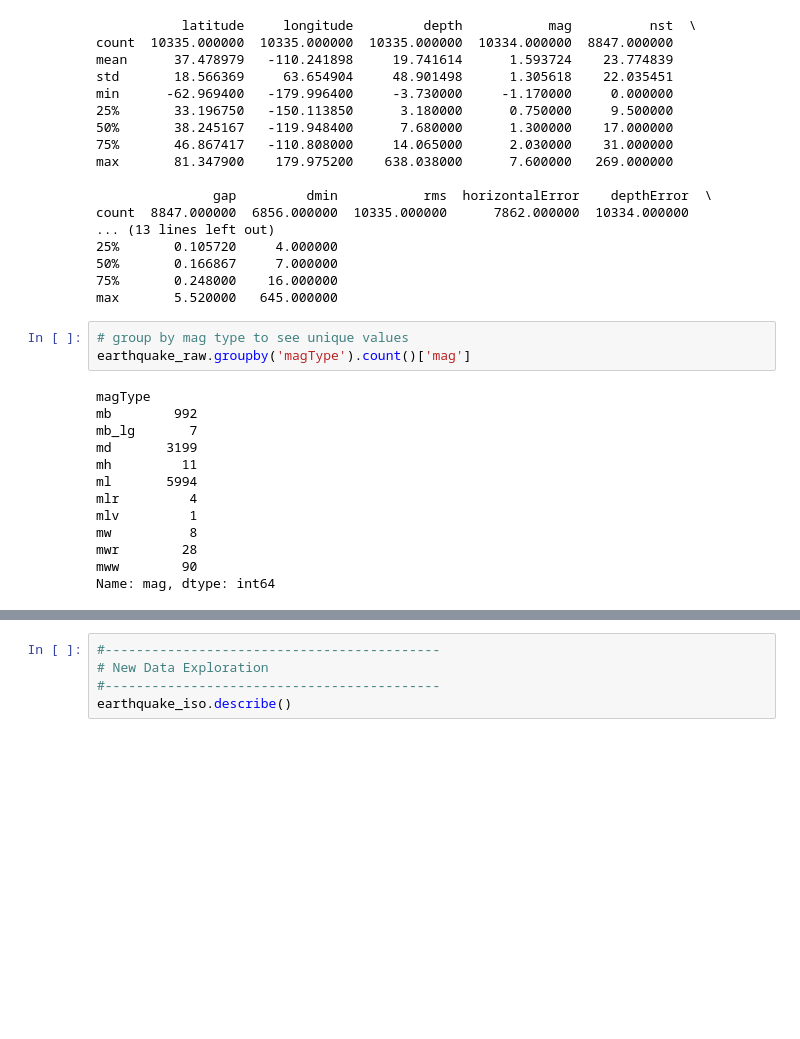
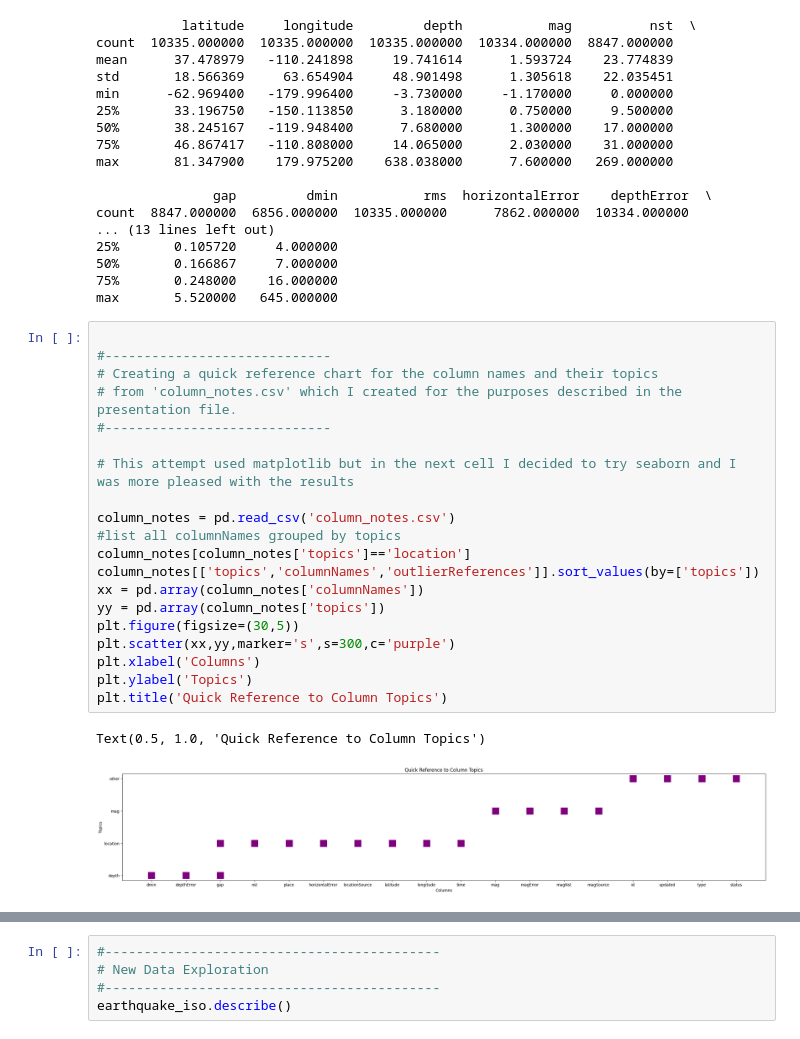
Before and after one commit to Korrin-F/tDA_Eathquake_Data_Analysis, a Jupyter notebook: earthquake_analysis.ipynb, the cells around one changed output, grey strips where cells are left out. Cells and saved outputs as stored; diff of their text form; blank space fills up the shorter version.

```diff
--- a/earthquake_analysis.ipynb
+++ b/earthquake_analysis.ipynb
@@ -28,19 +28,26 @@ count  8847.000000  6856.000000  10335.000000      7862.000000  10334.000000
 50%       0.166867     7.000000
 75%       0.248000    16.000000
 max       5.520000   645.000000
-# %%
-# group by mag type to see unique values
-earthquake_raw.groupby('magType').count()['mag']
-# %% [output]
-magType
-mb        992
-mb_lg       7
-md       3199
-mh         11
-ml       5994
-mlr         4
-mlv         1
-mw          8
-mwr        28
-mww        90
-Name: mag, dtype: int64
+# %%
+
+#-----------------------------
+# Creating a quick reference chart for the column names and their topics
+# from 'column_notes.csv' which I created for the purposes described in the presentation file.
+#-----------------------------
+
+# This attempt used matplotlib but in the next cell I decided to try seaborn and I was more pleased with the results
+
+column_notes = pd.read_csv('column_notes.csv')
+#list all columnNames grouped by topics
+column_notes[column_notes['topics']=='location']
+column_notes[['topics','columnNames','outlierReferences']].sort_values(by=['topics'])
+xx = pd.array(column_notes['columnNames'])
+yy = pd.array(column_notes['topics'])
+plt.figure(figsize=(30,5))
+plt.scatter(xx,yy,marker='s',s=300,c='purple')
+plt.xlabel('Columns')
+plt.ylabel('Topics')
+plt.title('Quick Reference to Column Topics')
+# %% [output]
+Text(0.5, 1.0, 'Quick Reference to Column Topics')
+[figure, added]
```
Also changed, not shown: parts of 11 cells of this notebook, 5 other files.
